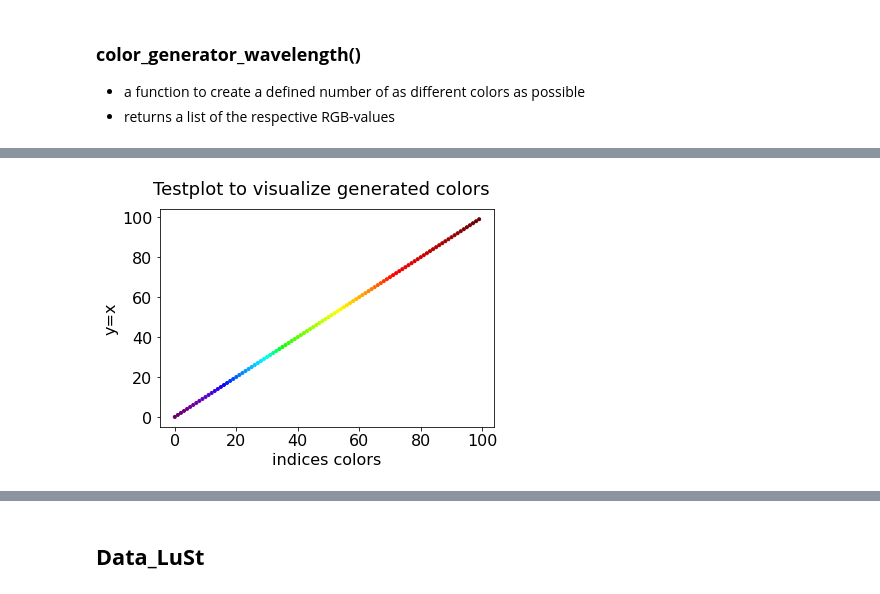
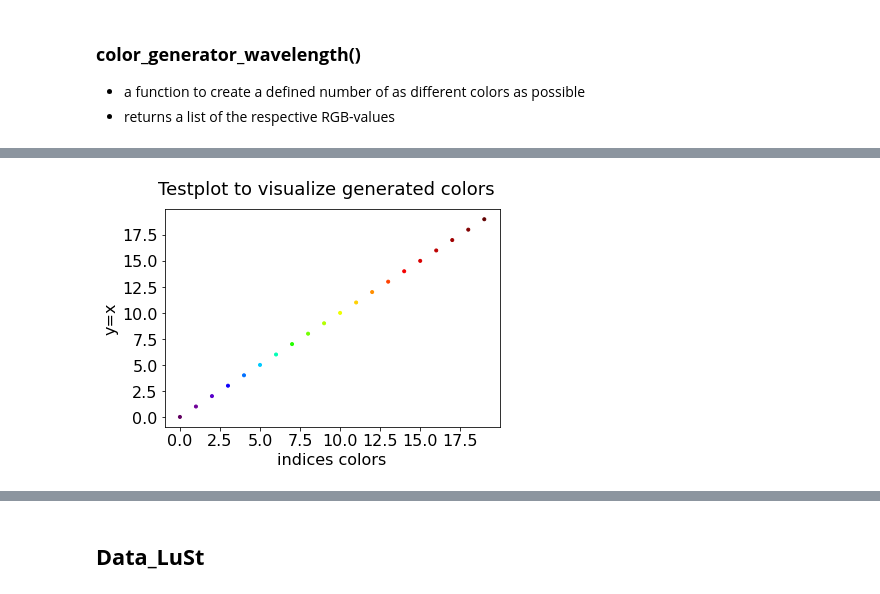
Before and after one commit to TheRedElement/astroLuSt, a Jupyter notebook: astroLuSt_example_usage.ipynb, the cells around one changed output, grey strips where cells are left out. Drawn from its saved outputs; the diff is of its cells as text; code cells hidden in the pictures.

Commit message:
fixed bug where color_generator() would generate each color twice; added better color initialization for plot_ax()

```diff
--- a/astroLuSt_example_usage.ipynb
+++ b/astroLuSt_example_usage.ipynb
@@ -451,6 +451,6 @@ print(RGB)
 - a function to create a defined number of as different colors as possible
 - returns a list of the respective RGB-values
 # %%
-ncolors = 100
+ncolors = 20
 colors = alp.Plot_LuSt.color_generator_wavelength(ncolors, wavelength_range=[380,750], gamma=0.8, testplot=True, timeit=True)
 # %% [output]
@@ -458 +458 @@ colors = alp.Plot_LuSt.color_generator_wavelength(ncolors, wavelength_range=[380
-[figure, old version]
+[figure, new version]
```
Also changed, not shown: parts of 2 cells of this notebook, 1 other file.
